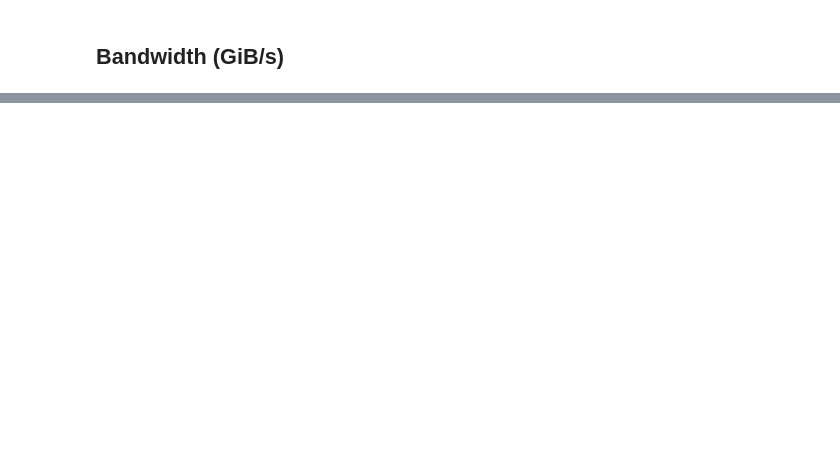
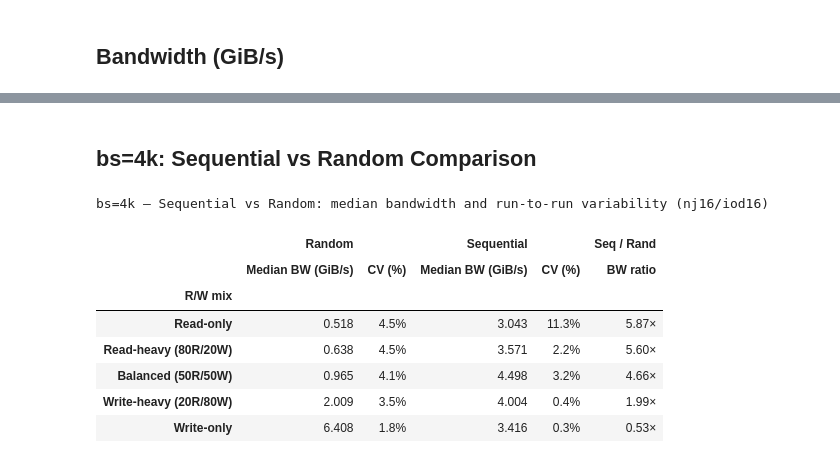
Before and after one commit to cissieAB/pdsw26_daos-bench, a Jupyter notebook: results/testbed/fio-dfs-all-rw-patterns/fio_dfs_all_patterns.ipynb, the cells around one changed output, grey strips where cells are left out. Drawn from its saved outputs; the diff is of its cells as text; code cells hidden in the pictures; blank space fills up the shorter version.

```diff
--- a/results/testbed/fio-dfs-all-rw-patterns/fio_dfs_all_patterns.ipynb
+++ b/results/testbed/fio-dfs-all-rw-patterns/fio_dfs_all_patterns.ipynb
@@ -649,0 +696,58 @@ rand_vs_seq (%) summary — nj16/iod16 [positive = random faster]
+# %% [markdown]
+## bs=4k: Sequential vs Random Comparison
+# %%
+
+OP_SUFFIXES = ["read", "readH", "readB", "writeH", "write"]
+OP_LABELS   = {
+    "read":    "Read-only",
+    "readH":   "Read-heavy (80R/20W)",
+    "readB":   "Balanced (50R/50W)",
+    "writeH":  "Write-heavy (20R/80W)",
+    "write":   "Write-only",
+}
+
+df4k = df[(df["config"] == "nj16/iod16") & (df["block_size"] == "4k")]
+
+def stats(acc, op):
+    s = df4k[df4k["pattern"] == f"{acc}_{op}"]["bw_GiBs"]
+    return s.median(), s.std() / s.mean() * 100
+
+rows = []
+for op in OP_SUFFIXES:
+    rand_med, rand_cv = stats("rand", op)
+    seq_med,  seq_cv  = stats("seq",  op)
+    rows.append({
+        "R/W mix":           OP_LABELS[op],
+        ("Random",  "Median BW (GiB/s)"): rand_med,
+        ("Random",  "CV (%)"):            rand_cv,
+        ("Sequential", "Median BW (GiB/s)"): seq_med,
+        ("Sequential", "CV (%)"):            seq_cv,
+        ("Seq / Rand", "BW ratio"):       seq_med / rand_med,
+    })
+
+tbl = pd.DataFrame(rows).set_index("R/W mix")
+tbl.columns = pd.MultiIndex.from_tuples(tbl.columns)
+
+bw_cols    = [c for c in tbl.columns if c[1] == "Median BW (GiB/s)"]
+cv_cols    = [c for c in tbl.columns if c[1] == "CV (%)"]
+ratio_cols = [c for c in tbl.columns if c[1] == "BW ratio"]
+
+display(tbl.style
+    .set_caption("bs=4k — Sequential vs Random: median bandwidth and run-to-run variability (nj16/iod16)")
+    .format("{:.3f}", subset=bw_cols)
+    .format("{:.1f}%", subset=cv_cols)
+    .format("{:.2f}×", subset=ratio_cols)
+    .background_gradient(cmap="Blues",  axis=0, subset=bw_cols)
+    .background_gradient(cmap="YlOrRd", axis=0, subset=cv_cols)
+    .background_gradient(cmap="RdYlGn", axis=0, subset=ratio_cols)
+)
+# %% [output]
+bs=4k — Sequential vs Random: median bandwidth and run-to-run variability (nj16/iod16)
+|  | Random |  | Sequential |  | Seq / Rand |
+|  | Median BW (GiB/s) | CV (%) | Median BW (GiB/s) | CV (%) | BW ratio |
+| R/W mix |  |  |  |  |  |
+| Read-only | 0.518 | 4.5% | 3.043 | 11.3% | 5.87× |
+| Read-heavy (80R/20W) | 0.638 | 4.5% | 3.571 | 2.2% | 5.60× |
+| Balanced (50R/50W) | 0.965 | 4.1% | 4.498 | 3.2% | 4.66× |
+| Write-heavy (20R/80W) | 2.009 | 3.5% | 4.004 | 0.4% | 1.99× |
+| Write-only | 6.408 | 1.8% | 3.416 | 0.3% | 0.53× |
```
Also changed, not shown: parts of 11 cells of this notebook, 7 other files.
